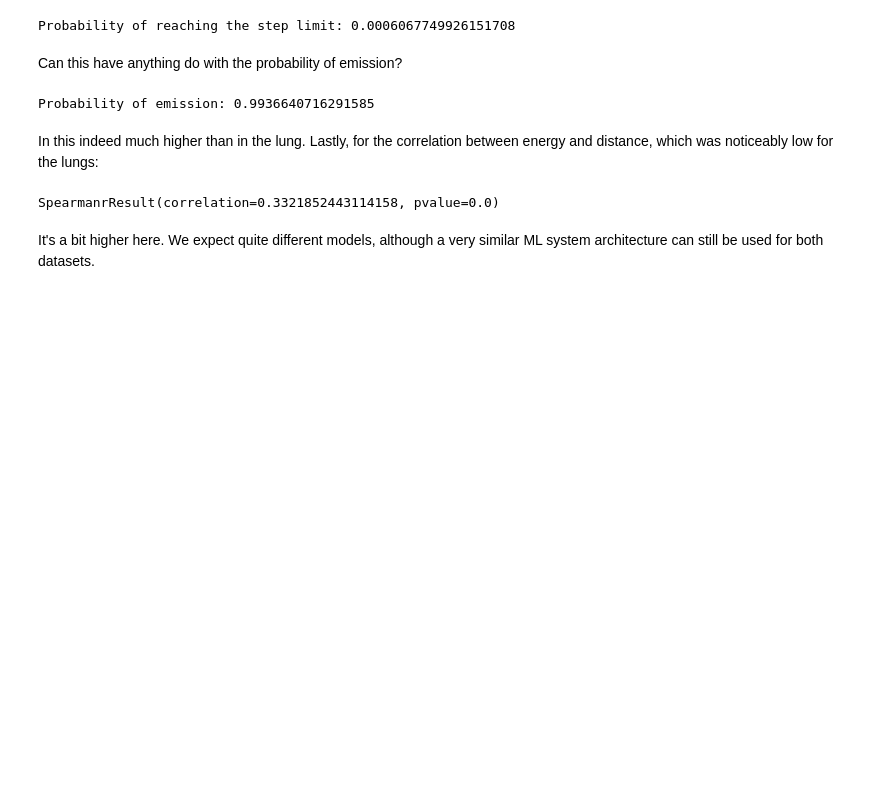
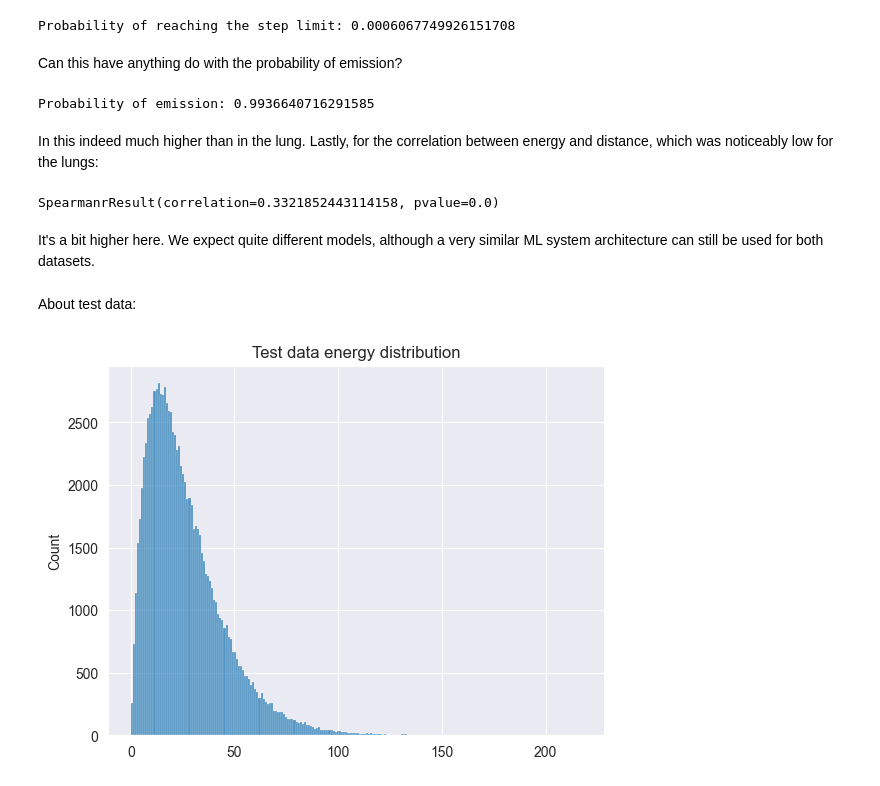
Before and after one commit to Dicedead/CS433project, a Jupyter notebook: project2/src/analysis.ipynb, the cells around one changed output. Drawn from its saved outputs; the diff is of its cells as text; code cells hidden in the pictures; blank space fills up the shorter version.

```diff
--- a/project2/src/analysis.ipynb
+++ b/project2/src/analysis.ipynb
@@ -256,3 +258,9 @@ stats.spearmanr(water_df['dist_p'], water_df['en_p'])
 SpearmanrResult(correlation=0.3321852443114158, pvalue=0.0)
 # %% [markdown]
 It's a bit higher here. We expect quite different models, although a very similar ML system architecture can still be used for both datasets.
+# %% [markdown]
+About test data:
+# %%
+sns.histplot(data=np.array([20 * random.gammavariate(2.0, 0.667) for _ in range(100000)])).set(title="Test data energy distribution");
+# %% [output]
+[figure, added]
```
Also changed, not shown: parts of 7 cells of this notebook, 3 other files.
